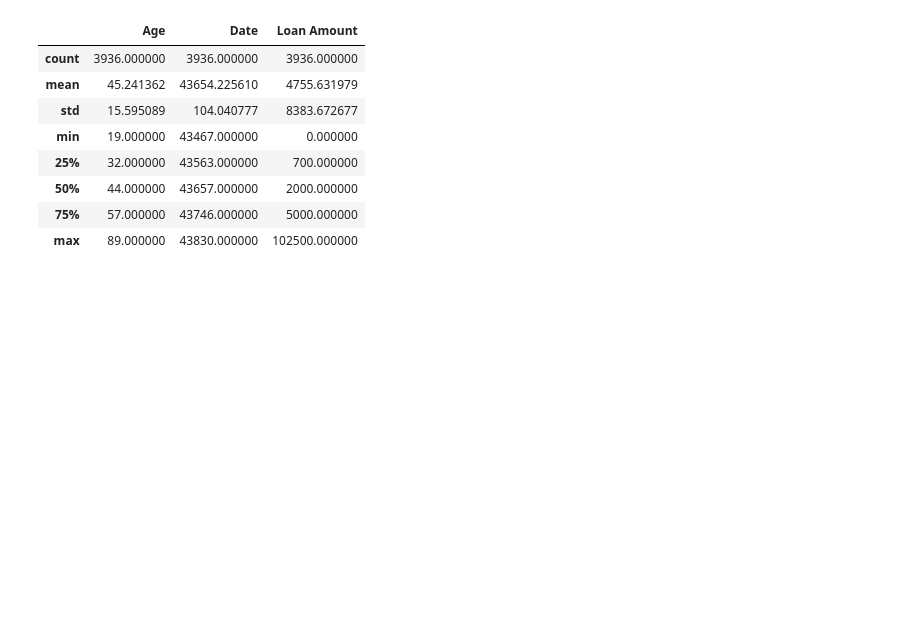
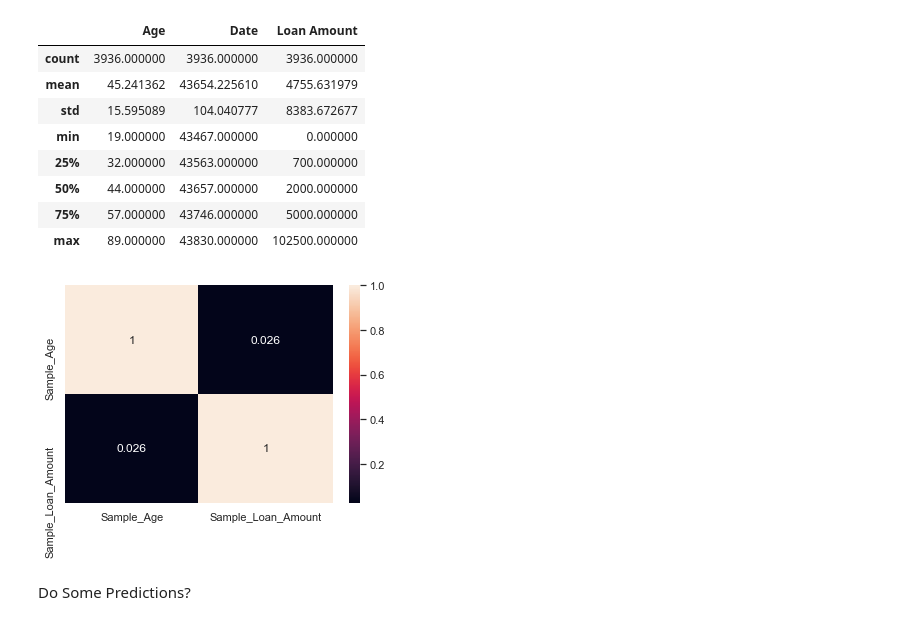
Before and after one commit to brendantipp/sem2_prog_data_analysis_project, a Jupyter notebook: product_analysis.ipynb, the cells around one changed output. Saved outputs shown, nothing was run; the diff lists cells and outputs as text; code cells hidden in the pictures; blank space fills up the shorter version.

```diff
--- a/product_analysis.ipynb
+++ b/product_analysis.ipynb
@@ -405,3 +415,9 @@ df.describe()
 | 50% | 44.000000 | 43657.000000 | 2000.000000 |
 | 75% | 57.000000 | 43746.000000 | 5000.000000 |
 | max | 89.000000 | 43830.000000 | 102500.000000 |
+# %%
+sns.heatmap(sample_df.corr(),annot= True); #insert link here from medium that i used fro below
+# %% [output]
+[figure, added]
+# %% [markdown]
+Do Some Predictions?
```
Also changed, not shown: parts of 10 cells of this notebook.
